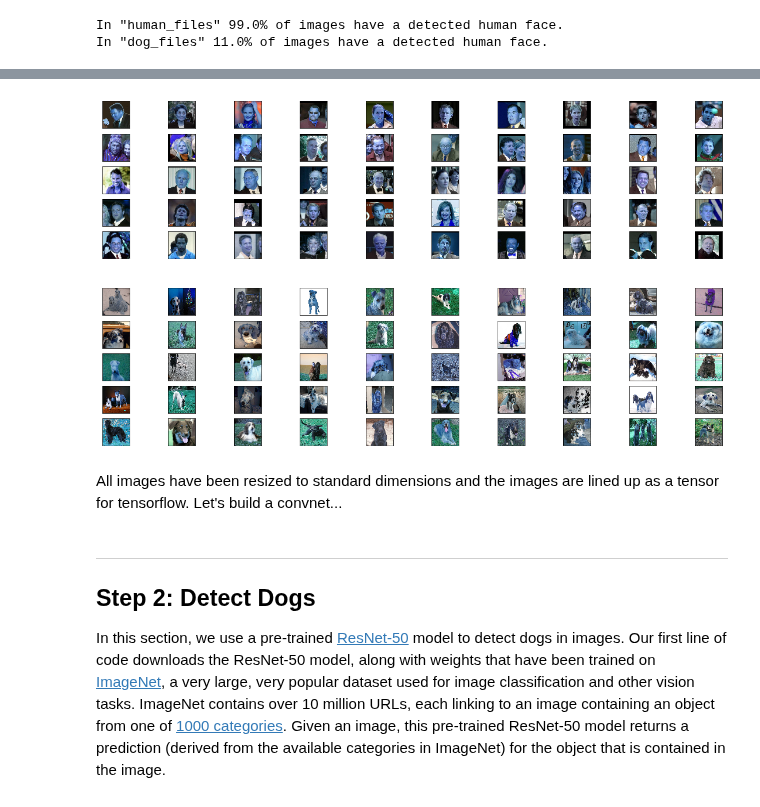
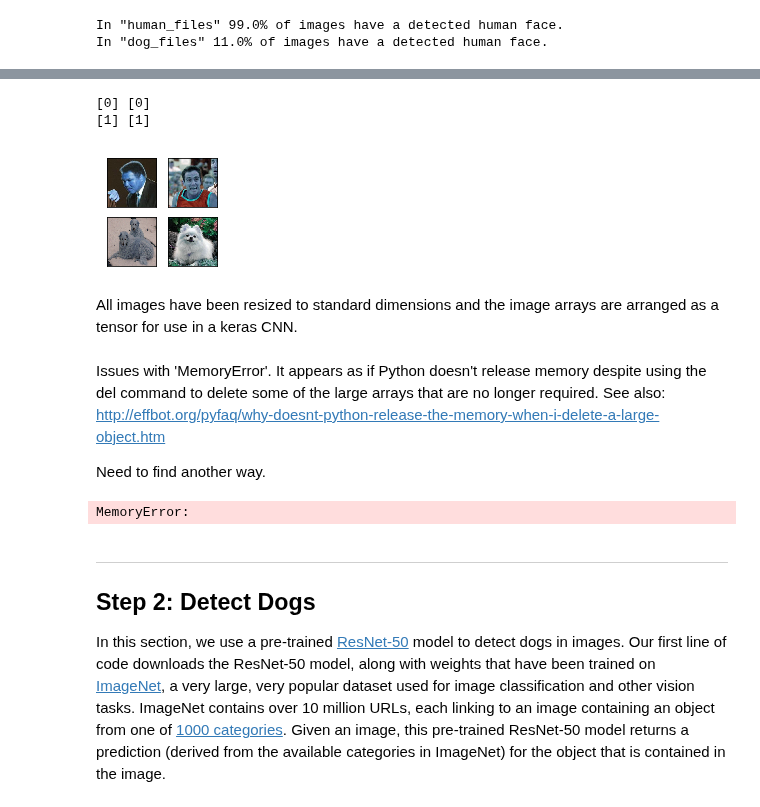
Before and after one commit to SophonAlpha/Udacity-dog-project, a Jupyter notebook: dog_app.ipynb, the cells around one changed output, grey strips where cells are left out. Cells and saved outputs as stored; diff of their text form; code cells hidden in the pictures.

```diff
--- a/dog_app.ipynb
+++ b/dog_app.ipynb
@@ -256,0 +254,8 @@ For the human images the dimensions of the images are the same (250 x 250). On t
+# %%
+from keras.datasets import cifar10
+(x_train, y_train), (x_test, y_test) = cifar10.load_data()
+print(x_train.shape, y_train.shape)
+print(x_test.shape, y_test.shape)
+
+# memory management: delete arrays as they take up substantial memory
+del x_train, y_train, x_test, y_test
@@ -257,9 +265,4 @@ For the human images the dimensions of the images are the same (250 x 250). On t
 # %%
-#from keras.datasets import cifar10
-#(x_train, y_train), (x_test, y_test) = cifar10.load_data()
-#print(x_train.shape, y_train.shape)
-#print(x_test.shape, y_test.shape)
-
 # rescale and create list of tensors
 def files_to_tensors(file_list):
     images = []
@@ -274,15 +277,3 @@ human_tensors = files_to_tensors(human_files)
 dog_tensors = files_to_tensors(train_files)
 print(human_tensors.shape)
 print(dog_tensors.shape)
-
-# split training and test sets, generate the labels
-train = int(human_tensors.shape[0] * 0.6)
-test = human_tensors.shape[0] - train
-print(train, test)
-(h_x_train, h_x_test) = human_tensors[:train], human_tensors[-test:]
-(h_y_train, h_y_test) = np.full((train,1), 1, dtype=int), np.full((test,1), 1, dtype=int)
-print(h_x_train.shape, h_y_train.shape)
-print(h_x_test.shape, h_y_test.shape)
-
-
-TODO join human and dog data set
@@ -289,22 +325,48 @@ TODO join human and dog data set
+# %%
+import matplotlib.pyplot as plt
+%matplotlib inline
+
+fig = plt.figure(figsize=(2,2))
+ax = fig.add_subplot(2, 2, 1, xticks=[], yticks=[])
+ax.imshow(np.squeeze(train_images[0]))
+ax = fig.add_subplot(2, 2, 2, xticks=[], yticks=[])
+ax.imshow(np.squeeze(train_images[7938]))
+ax = fig.add_subplot(2, 2, 3, xticks=[], yticks=[])
+ax.imshow(np.squeeze(train_images[7939]))
+ax = fig.add_subplot(2, 2, 4, xticks=[], yticks=[])
+ax.imshow(np.squeeze(train_images[11946]))
+
+print(train_labels[0], train_labels[7938])
+print(train_labels[7939], train_labels[11946])
+# %% [output]
+[0] [0]
+[1] [1]
+[figure, added]
 # %%
-import matplotlib.pyplot as plt
-%matplotlib inline
-
 # display some of the images
 fig1 = plt.figure(figsize=(20,5))
 for i in range(50):
     ax = fig1.add_subplot(5, 10, i+1, xticks=[], yticks=[])
-    ax.imshow(np.squeeze(human_tensors[i]))
+    ax.imshow(np.squeeze(train_images[i]))
 
 fig2 = plt.figure(figsize=(20,5))
 for i in range(50):
     ax = fig2.add_subplot(5, 10, i+1, xticks=[], yticks=[])
-    ax.imshow(np.squeeze(dog_tensors[i]))
+    ax.imshow(np.squeeze(train_images[7939+i]))
-# %% [output]
-[figure, removed]
-[figure, removed]
 # %% [markdown]
-All images have been resized to standard dimensions and the images are lined up as a tensor for tensorflow. Let's build a convnet...
+All images have been resized to standard dimensions and the image arrays are arranged as a tensor for use in a keras CNN.
+# %% [markdown]
+Issues with 'MemoryError'. It appears as if Python doesn't release memory despite using the del command to delete some of the large arrays that are no longer required. See also: http://effbot.org/pyfaq/why-doesnt-python-release-the-memory-when-i-delete-a-large-object.htm
+
+Need to find another way.
+# %%
+# rescale pixel from 0 - 255 to 0.0 - 1.0
+
+train_images = train_images.astype('float32')/255
+h_x_test = h_x_test.astype('float32')/255
+d_x_test = d_x_test.astype('float32')/255
+# %% [output]
+MemoryError:
 # %%
 from keras.models import Sequential
 from keras.layers import Convolution2D
```
Also changed, not shown: parts of 13 cells of this notebook.
